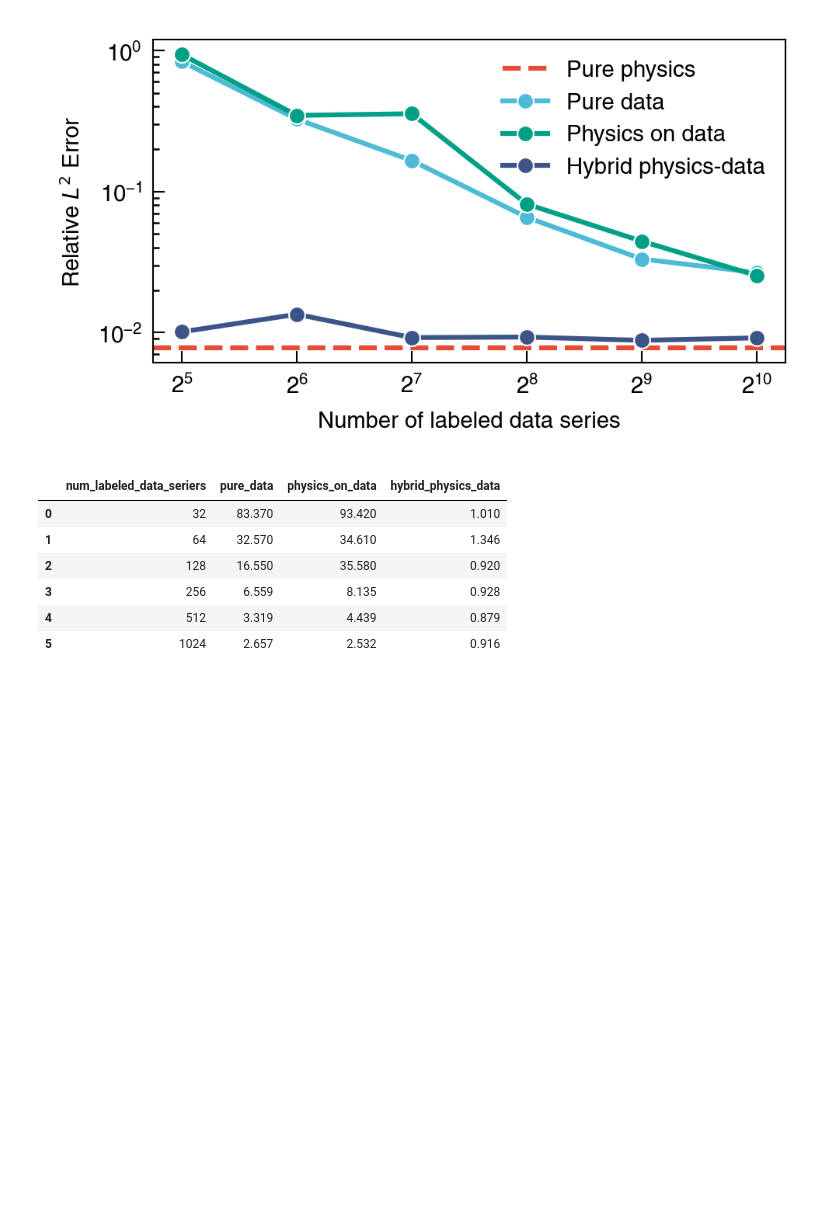
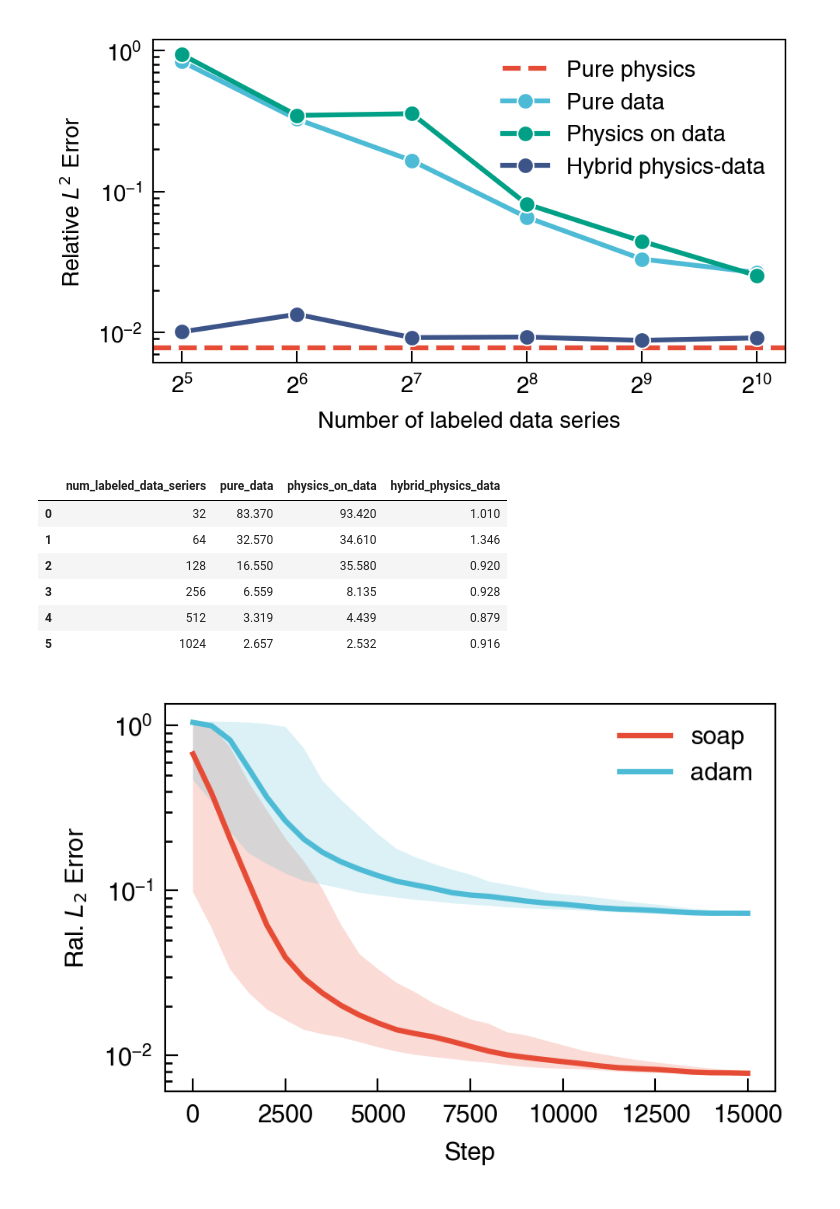
Before and after one commit to NanxiiChen/PI-CViT, a Jupyter notebook: burgers/eval.ipynb, the cells around one changed output. Drawn from its saved outputs; the diff is of its cells as text; code cells hidden in the pictures; blank space fills up the shorter version.

Commit message:
Update eval

```diff
--- a/burgers/eval.ipynb
+++ b/burgers/eval.ipynb
@@ -386,3 +391,32 @@ df
 | 3 | 256 | 6.559 | 8.135 | 0.928 |
 | 4 | 512 | 3.319 | 4.439 | 0.879 |
 | 5 | 1024 | 2.657 | 2.532 | 0.916 |
+# %%
+from models.utils import smooth_loss_log_gaussian
+
+paths = [
+    "training_logs/burgers/run-burgers_cvit_sota-nofilm-tag-eval_l2_error.csv",
+    "training_logs/burgers/run-burgers_cvit_ablation_adam-tag-eval_l2_error.csv"
+]
+
+tags = ["soap", "adam"]
+
+
+final_step = 15000
+
+fig, ax = plt.subplots(figsize=(3, 2))
+for i, (path, tag) in enumerate(zip(paths, tags)):
+    df = pd.read_csv(path)
+    df = df[df["Step"] <= final_step]
+    val = df["Value"]
+    step = df["Step"]
+    # ax.plot(df["Step"], df["Value"], label=tag)
+    mean, lower, upper = smooth_loss_log_gaussian(val, sigma=1.0, n_boot=1000)
+    ax.plot(step, mean, label=tag)
+    ax.fill_between(step, lower, upper, alpha=0.2)
+ax.set(xlabel="Step", ylabel="Ral. $L_2$ Error", yscale="log")
+ax.legend()
+plt.tight_layout()
+plt.show()
+# %% [output]
+[figure, added]
```
Also changed, not shown: parts of 1 cell of this notebook.
